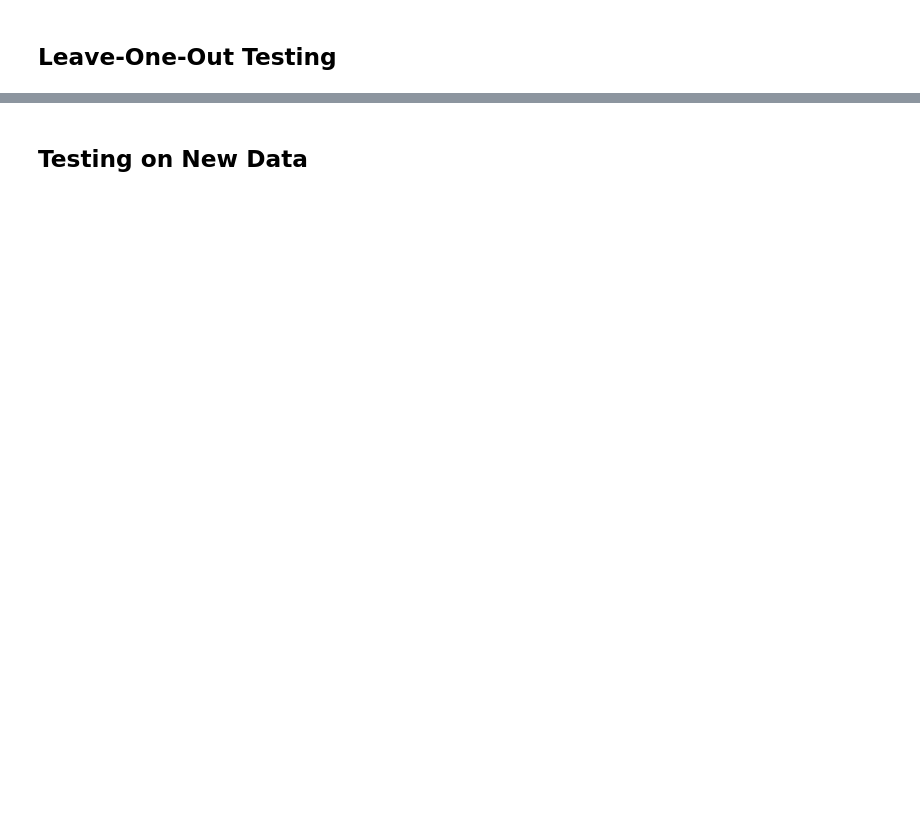
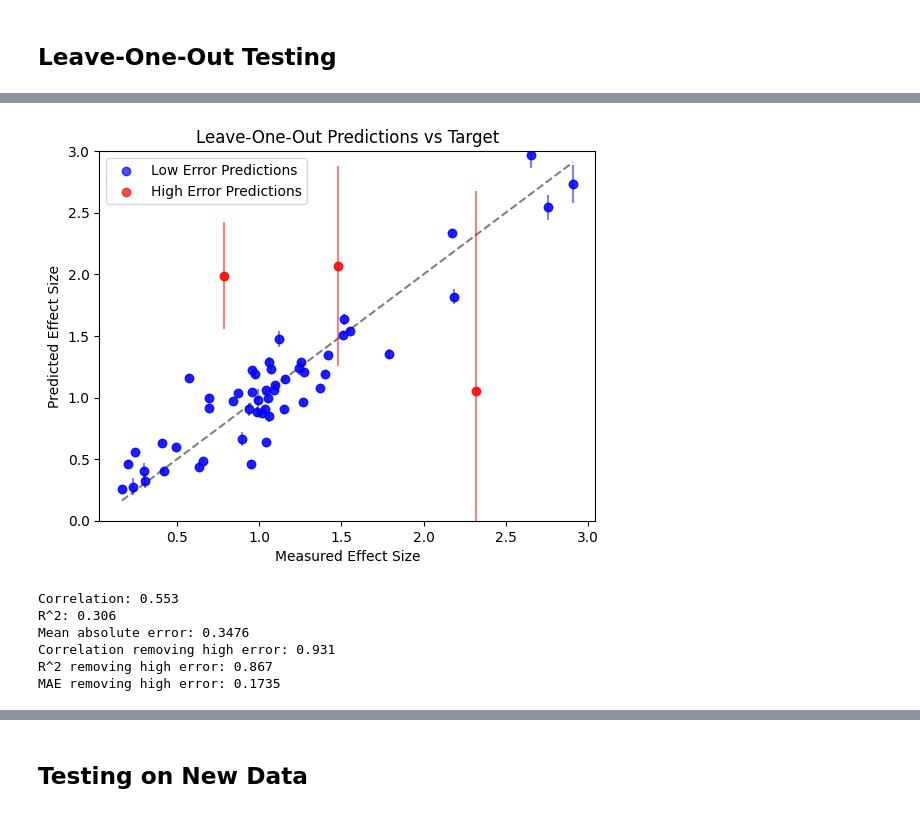
Before and after one commit to oross314/Modeling-Active-Learning-Classrooms, a Jupyter notebook: regression_model.ipynb, the cells around one changed output, grey strips where cells are left out. Saved outputs shown, nothing was run; the diff lists cells and outputs as text; code cells hidden in the pictures; blank space fills up the shorter version.

```diff
--- a/regression_model.ipynb
+++ b/regression_model.ipynb
@@ -190,0 +145,41 @@ Chi-squared: 529.18
+# %%
+x, y = target, LOO_predictions_mean
+plt.plot([np.min(x), np.max(x)], [np.min(x), np.max(x)], 'k--', alpha=.5)
+
+where_low_error = np.where(LOO_predictions_std < .3)
+where_high_error = np.where(LOO_predictions_std >= .3)
+low_x, low_y = x[where_low_error], y[where_low_error]
+high_x, high_y = x[where_high_error], y[where_high_error]
+
+m, b = np.polyfit(x, y, 1)
+xi = np.linspace(np.min(x), np.max(x), 100)
+
+
+plt.scatter(low_x, low_y, label='Low Error Predictions', color='blue', alpha=0.7)
+plt.errorbar(low_x, low_y, yerr=LOO_predictions_std[where_low_error], fmt='o', color='blue', alpha=0.5)
+
+plt.scatter(high_x, high_y, label='High Error Predictions', color='red', alpha=0.7)
+plt.errorbar(high_x, high_y, yerr=LOO_predictions_std[where_high_error], fmt='o', color='red', alpha=0.5)
+
+plt.xlabel(f'Measured Effect Size')
+plt.ylabel(f'Predicted Effect Size')
+plt.ylim(0, 3)
+plt.title(f'Leave-One-Out Predictions vs Target')
+plt.legend()
+plt.show()
+
+print(f'Correlation: {np.corrcoef(x, y)[0, 1]:.3f}')
+print(f'R^2: {np.corrcoef(x, y)[0, 1]**2:.3f}')
+print(f'Mean absolute error: {np.mean(np.abs(y-x)):.4f}')
+
+print(f'Correlation removing high error: {np.corrcoef(low_x, low_y)[0, 1]:.3f}')
+print(f'R^2 removing high error: {np.corrcoef(low_x, low_y)[0, 1]**2:.3f}')
+print(f'MAE removing high error: {np.mean(np.abs(low_y-low_x)):.4f}')
+# %% [output]
+[figure, added]
+Correlation: 0.553
+R^2: 0.306
+Mean absolute error: 0.3476
+Correlation removing high error: 0.931
+R^2 removing high error: 0.867
+MAE removing high error: 0.1735
```
Also changed, not shown: parts of 15 cells of this notebook, 4 other files.
